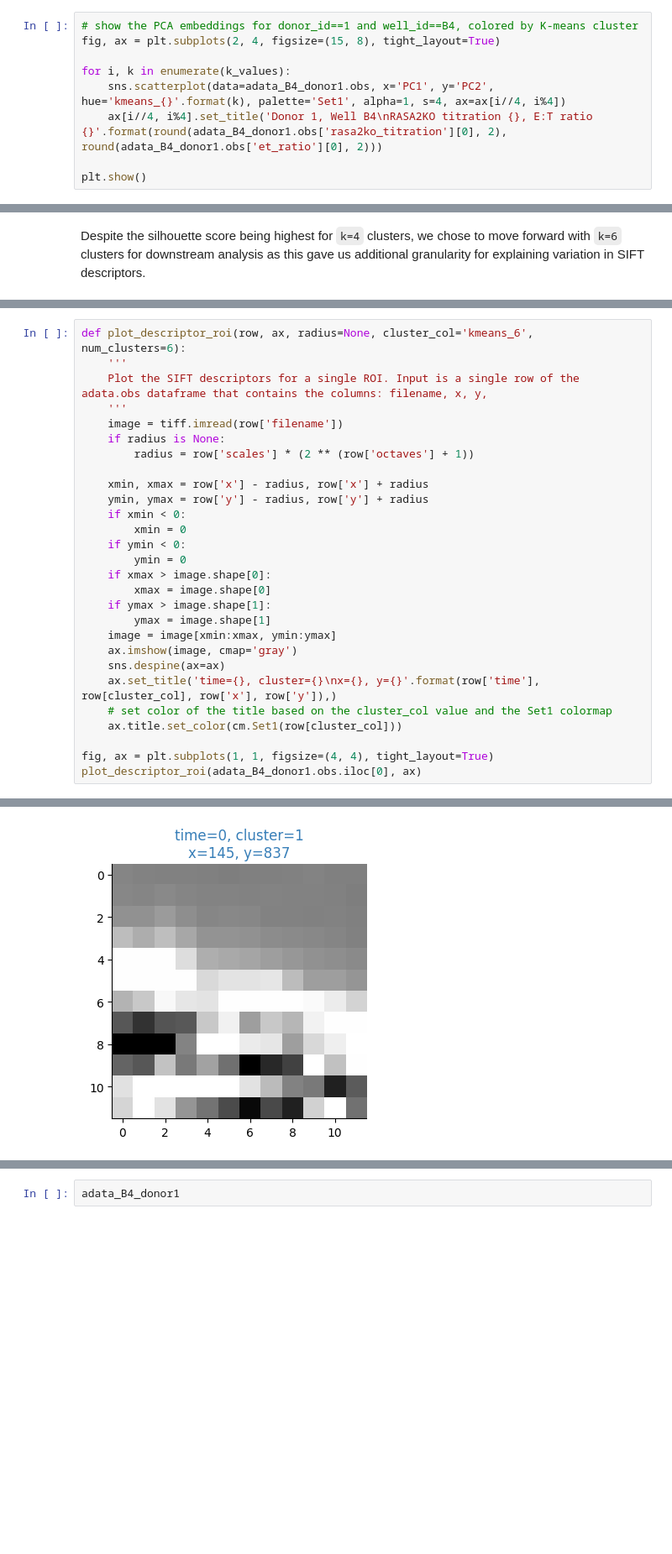
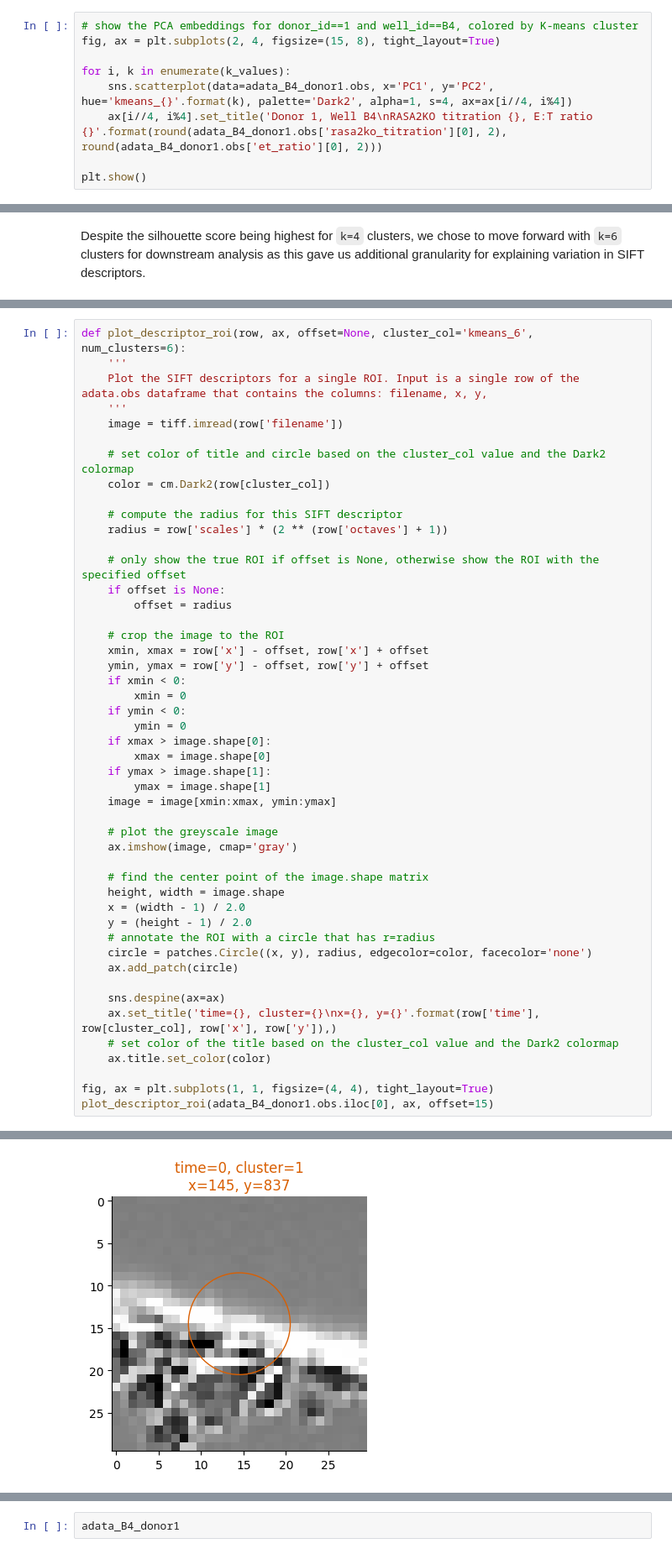
Before and after one commit to bee-hive/sflcba, a Jupyter notebook: analyze_sift_embedding.ipynb, the cells around one changed output, grey strips where cells are left out. Shown at 84% size. Drawn from its saved outputs; the diff is of its cells as text; blank space fills up the shorter version.

Commit message:
draw ROI circles within larger representative images

```diff
--- a/analyze_sift_embedding.ipynb
+++ b/analyze_sift_embedding.ipynb
@@ -117,7 +120,7 @@ plt.show()
 fig, ax = plt.subplots(2, 4, figsize=(15, 8), tight_layout=True)
 
 for i, k in enumerate(k_values):
-    sns.scatterplot(data=adata_B4_donor1.obs, x='PC1', y='PC2', hue='kmeans_{}'.format(k), palette='Set1', alpha=1, s=4, ax=ax[i//4, i%4])
+    sns.scatterplot(data=adata_B4_donor1.obs, x='PC1', y='PC2', hue='kmeans_{}'.format(k), palette='Dark2', alpha=1, s=4, ax=ax[i//4, i%4])
     ax[i//4, i%4].set_title('Donor 1, Well B4\nRASA2KO titration {}, E:T ratio {}'.format(round(adata_B4_donor1.obs['rasa2ko_titration'][0], 2), round(adata_B4_donor1.obs['et_ratio'][0], 2)))
 
 plt.show()
@@ -146,16 +149,25 @@ kmeans_7                                                             1
 kmeans_8                                                             1
 Name: 89, dtype: object
 # %%
-def plot_descriptor_roi(row, ax, radius=None, cluster_col='kmeans_6', num_clusters=6):
+def plot_descriptor_roi(row, ax, offset=None, cluster_col='kmeans_6', num_clusters=6):
     '''
     Plot the SIFT descriptors for a single ROI. Input is a single row of the adata.obs dataframe that contains the columns: filename, x, y,
     '''
     image = tiff.imread(row['filename'])
-    if radius is None:
-        radius = row['scales'] * (2 ** (row['octaves'] + 1))
 
-    xmin, xmax = row['x'] - radius, row['x'] + radius
-    ymin, ymax = row['y'] - radius, row['y'] + radius
+    # set color of title and circle based on the cluster_col value and the Dark2 colormap
+    color = cm.Dark2(row[cluster_col])
+
+    # compute the radius for this SIFT descriptor
+    radius = row['scales'] * (2 ** (row['octaves'] + 1))
+
+    # only show the true ROI if offset is None, otherwise show the ROI with the specified offset
+    if offset is None:
+        offset = radius
+
+    # crop the image to the ROI
+    xmin, xmax = row['x'] - offset, row['x'] + offset
+    ymin, ymax = row['y'] - offset, row['y'] + offset
     if xmin < 0:
         xmin = 0
     if ymin < 0:
@@ -165,12 +177,23 @@ def plot_descriptor_roi(row, ax, radius=None, cluster_col='kmeans_6', num_cluste
     if ymax > image.shape[1]:
         ymax = image.shape[1]
     image = image[xmin:xmax, ymin:ymax]
+
+    # plot the greyscale image
     ax.imshow(image, cmap='gray')
+
+    # find the center point of the image.shape matrix
+    height, width = image.shape
+    x = (width - 1) / 2.0
+    y = (height - 1) / 2.0
+    # annotate the ROI with a circle that has r=radius
+    circle = patches.Circle((x, y), radius, edgecolor=color, facecolor='none')
+    ax.add_patch(circle)
+
     sns.despine(ax=ax)
     ax.set_title('time={}, cluster={}\nx={}, y={}'.format(row['time'], row[cluster_col], row['x'], row['y']),)
-    # set color of the title based on the cluster_col value and the Set1 colormap
-    ax.title.set_color(cm.Set1(row[cluster_col]))
+    # set color of the title based on the cluster_col value and the Dark2 colormap
+    ax.title.set_color(color)
 
 fig, ax = plt.subplots(1, 1, figsize=(4, 4), tight_layout=True)
-plot_descriptor_roi(adata_B4_donor1.obs.iloc[0], ax)
+plot_descriptor_roi(adata_B4_donor1.obs.iloc[0], ax, offset=15)
 # %% [output]
@@ -178,4 +200,4 @@ plot_descriptor_roi(adata_B4_donor1.obs.iloc[0], ax)
-[figure, old version]
+[figure, new version]
 # %%
 # create a 7x3 grid of subplots where the middle 3 rows and columns are merged into one 3x3 subplot
 fig, ax = plt.subplots(3, 7, figsize=(15, 6), tight_layout=True)
```
Also changed, not shown: parts of 4 cells of this notebook.
